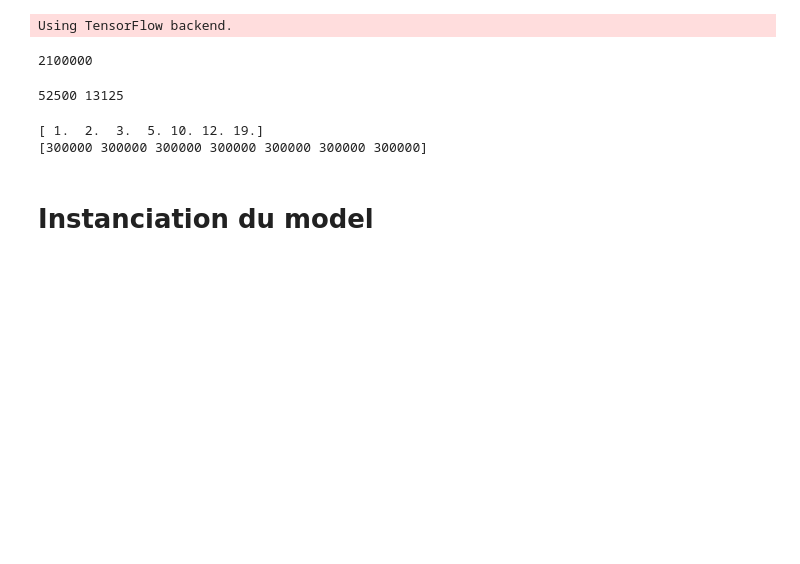
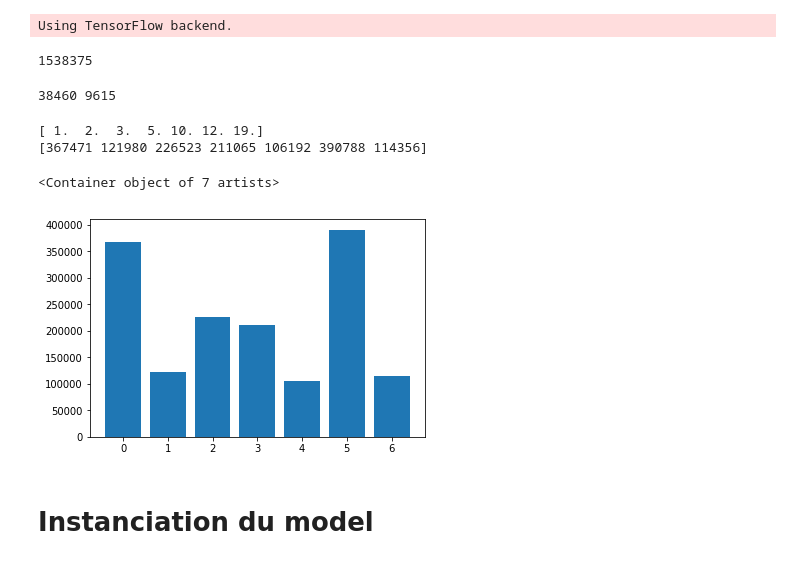
Before and after one commit to FannyRis/ChallengeHacka, a Jupyter notebook: CNN-7classes.ipynb, the cells around one changed output. Saved outputs shown, nothing was run; the diff lists cells and outputs as text; code cells hidden in the pictures; blank space fills up the shorter version.

Commit message:
7 classes randoù sample

```diff
--- a/CNN-7classes.ipynb
+++ b/CNN-7classes.ipynb
@@ -13,9 +31,9 @@ from keras.metrics import top_k_categorical_accuracy
 import h5py as h5
 import numpy as np
 import pandas as pd
-import tables
+import matplotlib.pyplot as plt
 
-PATH_DATA = '/notebooks/data/balanced_7classes.h5'
+PATH_DATA = '/notebooks/data/sampled_7classes.h5'
 PATH_PREDICT_WITHOUT_GT = '/notebooks/data/pred_students/pred_from_half/pred_eighties_from_half_1_without_gt.h5'
 PATH_SUBMIT = '/notebooks/ChallengeHacka/pred_eighties_from_half_1_gr6.csv'
 # PATH_PREDICT_WITH_GT = '/pred_teachers/pred_eighties_from_half_1.h5'
@@ -81,7 +98,7 @@ train_idxs, val_idxs = split_train_val(shuffled_idxs, 0.2)
 
 print(len(idxs))
 # %% [output]
-2100000
+1538375
 # %%
 train_gen = generator(PATH_DATA, BATCH_SIZE, train_idxs)
 train_batch_count = get_batch_count(train_idxs, BATCH_SIZE)
@@ -91,18 +108,22 @@ val_batch_count = get_batch_count(val_idxs, BATCH_SIZE)
 # %%
 print(train_batch_count, val_batch_count)
 # %% [output]
-52500 13125
+38460 9615
 # %%
 label = h5.File(PATH_DATA)['TOP_LANDCOVER']
 images = h5.File(PATH_DATA)['S2']
 # %%
 unique, counts = np.unique(label, return_counts=True)
 # panda_prediction.describe()
 print(unique)
 print(counts)
+
+plt.bar(np.arange(7), counts )
 # %% [output]
 [ 1.  2.  3.  5. 10. 12. 19.]
-[300000 300000 300000 300000 300000 300000 300000]
+[367471 121980 226523 211065 106192 390788 114356]
+<Container object of 7 artists>
+[figure, added]
 # %%
 def top_3_accuracy(y_true, y_pred):
     return top_k_categorical_accuracy(y_true, y_pred, k=3)
```
Also changed, not shown: parts of 14 cells of this notebook, 4 other files.
